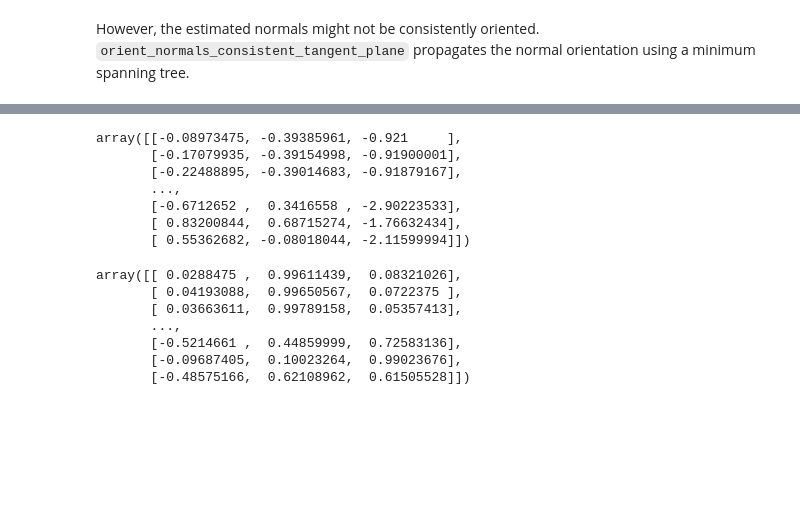
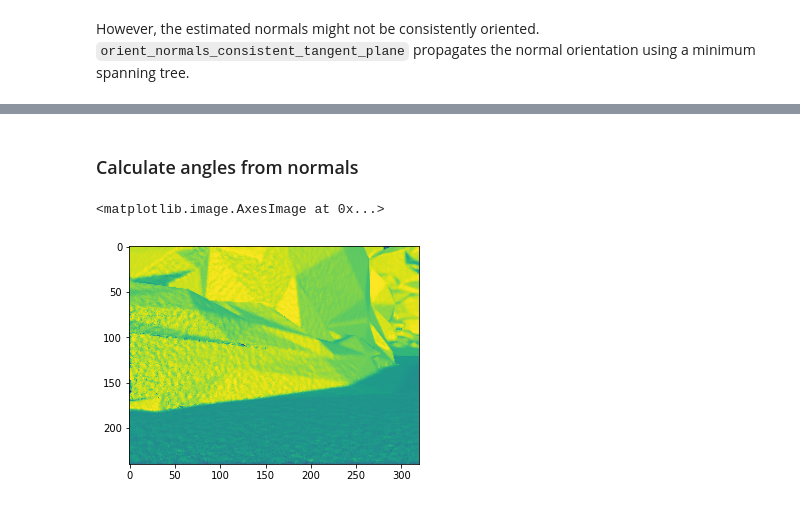
Before and after one commit to RuslanAgishev/gradslam, a Jupyter notebook: examples/rgbd_pcd_normals.ipynb, the cells around one changed output, grey strips where cells are left out. Saved outputs shown, nothing was run; the diff lists cells and outputs as text; code cells hidden in the pictures; blank space fills up the shorter version.

```diff
--- a/examples/rgbd_pcd_normals.ipynb
+++ b/examples/rgbd_pcd_normals.ipynb
@@ -104,20 +105,11 @@ o3d.visualization.draw_geometries([downpcd], point_show_normal=True)
-# %%
-np.asarray(downpcd.points)
-# %% [output]
-array([[-0.08973475, -0.39385961, -0.921     ],
-       [-0.17079935, -0.39154998, -0.91900001],
-       [-0.22488895, -0.39014683, -0.91879167],
-       ...,
-       [-0.6712652 ,  0.3416558 , -2.90223533],
-       [ 0.83200844,  0.68715274, -1.76632434],
-       [ 0.55362682, -0.08018044, -2.11599994]])
-# %%
-np.asarray(downpcd.normals)
-# %% [output]
-array([[ 0.0288475 ,  0.99611439,  0.08321026],
-       [ 0.04193088,  0.99650567,  0.0722375 ],
-       [ 0.03663611,  0.99789158,  0.05357413],
-       ...,
-       [-0.5214661 ,  0.44859999,  0.72583136],
-       [-0.09687405,  0.10023264,  0.99023676],
-       [-0.48575166,  0.62108962,  0.61505528]])
+# %% [markdown]
+### Calculate angles from normals
+# %%
+n_u = np.asarray(pcd.normals) / np.linalg.norm(np.asarray(pcd.normals))
+v_u = np.array([0., 0., 1.])
+angles = np.arccos(np.clip(n_u @ v_u, -1.0, 1.0))
+
+plt.imshow(angles.reshape([*depth_img.shape]))
+# %% [output]
+<matplotlib.image.AxesImage at 0x...>
+[figure, added]
```
Also changed, not shown: parts of 7 cells of this notebook, 1 other file.
